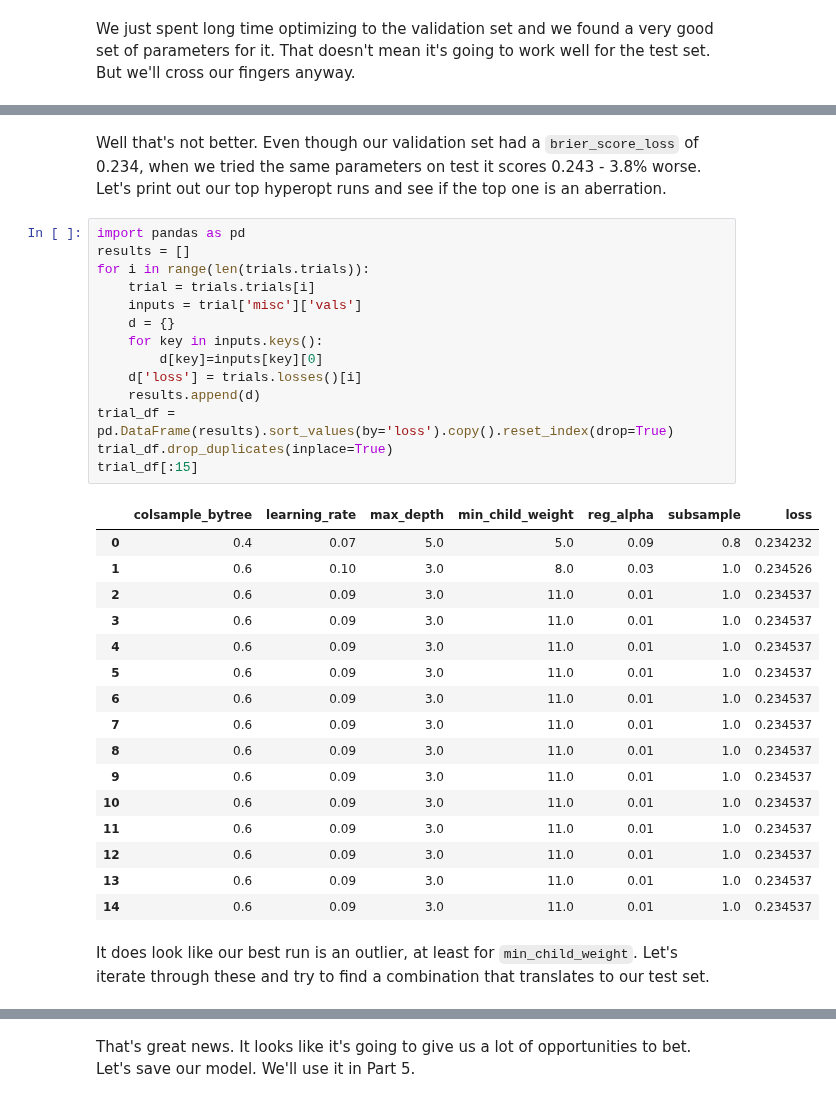
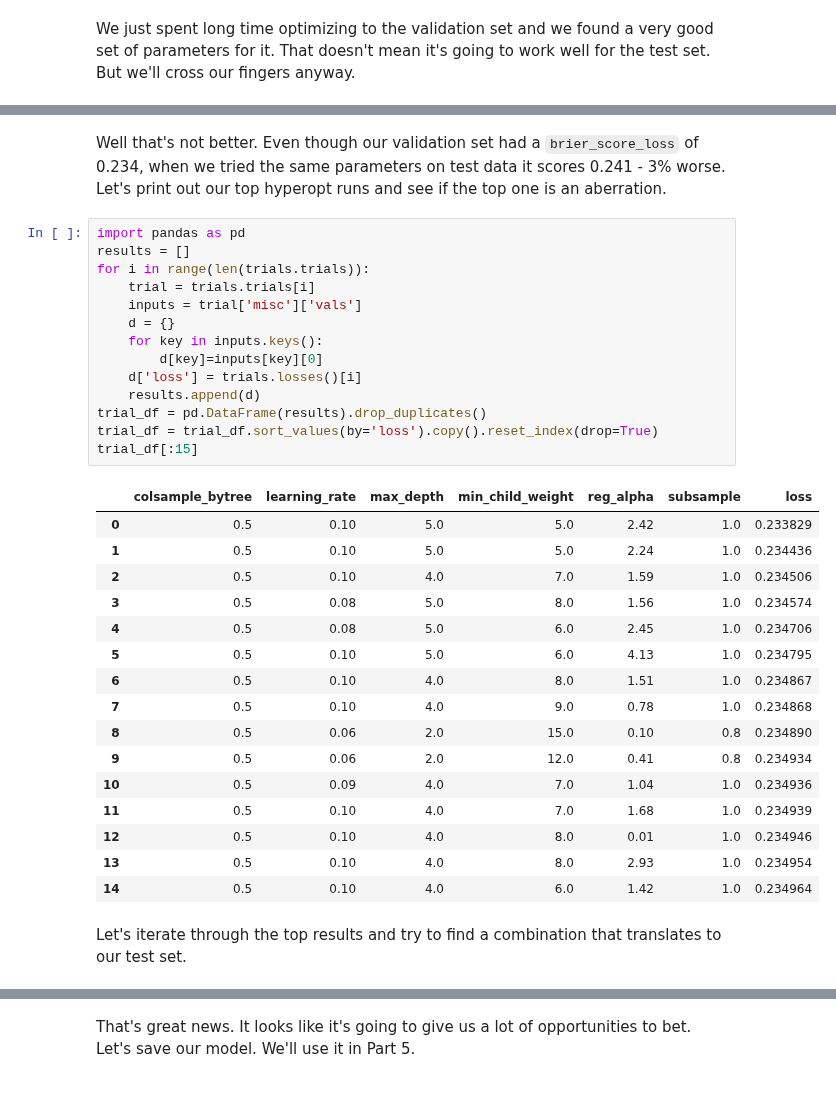
Before and after one commit to ericbaranowski/mlb_notebooks, a Jupyter notebook: _notebooks/2020-09-24-model optimization.ipynb, the cells around one changed output, grey strips where cells are left out. Drawn from its saved outputs; the diff is of its cells as text.

```diff
--- a/_notebooks/2020-09-24-model optimization.ipynb
+++ b/_notebooks/2020-09-24-model optimization.ipynb
@@ -172,38 +186,38 @@ cal_curve(data, 15)
 # %% [markdown]
-Well that's not better. Even though our validation set had a `brier_score_loss` of 0.234, when we tried the same parameters on test it scores 0.243 - 3.8% worse. Let's print out our top hyperopt runs and see if the top one is an aberration.
+Well that's not better. Even though our validation set had a `brier_score_loss` of 0.234, when we tried the same parameters on test data it scores 0.241 - 3% worse. Let's print out our top hyperopt runs and see if the top one is an aberration.
 # %%
 import pandas as pd
 results = []
 for i in range(len(trials.trials)):
     trial = trials.trials[i]
     inputs = trial['misc']['vals']
     d = {}
     for key in inputs.keys():
         d[key]=inputs[key][0]
     d['loss'] = trials.losses()[i]
     results.append(d)
-trial_df = pd.DataFrame(results).sort_values(by='loss').copy().reset_index(drop=True)
-trial_df.drop_duplicates(inplace=True)
+trial_df = pd.DataFrame(results).drop_duplicates()
+trial_df = trial_df.sort_values(by='loss').copy().reset_index(drop=True)
 trial_df[:15]
 # %% [output]
 |  | colsample_bytree | learning_rate | max_depth | min_child_weight | reg_alpha | subsample | loss |
-| 0 | 0.4 | 0.07 | 5.0 | 5.0 | 0.09 | 0.8 | 0.234232 |
-| 1 | 0.6 | 0.10 | 3.0 | 8.0 | 0.03 | 1.0 | 0.234526 |
-| 2 | 0.6 | 0.09 | 3.0 | 11.0 | 0.01 | 1.0 | 0.234537 |
-| 3 | 0.6 | 0.09 | 3.0 | 11.0 | 0.01 | 1.0 | 0.234537 |
-| 4 | 0.6 | 0.09 | 3.0 | 11.0 | 0.01 | 1.0 | 0.234537 |
-| 5 | 0.6 | 0.09 | 3.0 | 11.0 | 0.01 | 1.0 | 0.234537 |
-| 6 | 0.6 | 0.09 | 3.0 | 11.0 | 0.01 | 1.0 | 0.234537 |
-| 7 | 0.6 | 0.09 | 3.0 | 11.0 | 0.01 | 1.0 | 0.234537 |
-| 8 | 0.6 | 0.09 | 3.0 | 11.0 | 0.01 | 1.0 | 0.234537 |
-| 9 | 0.6 | 0.09 | 3.0 | 11.0 | 0.01 | 1.0 | 0.234537 |
-| 10 | 0.6 | 0.09 | 3.0 | 11.0 | 0.01 | 1.0 | 0.234537 |
-| 11 | 0.6 | 0.09 | 3.0 | 11.0 | 0.01 | 1.0 | 0.234537 |
-| 12 | 0.6 | 0.09 | 3.0 | 11.0 | 0.01 | 1.0 | 0.234537 |
-| 13 | 0.6 | 0.09 | 3.0 | 11.0 | 0.01 | 1.0 | 0.234537 |
-| 14 | 0.6 | 0.09 | 3.0 | 11.0 | 0.01 | 1.0 | 0.234537 |
+| 0 | 0.5 | 0.10 | 5.0 | 5.0 | 2.42 | 1.0 | 0.233829 |
+| 1 | 0.5 | 0.10 | 5.0 | 5.0 | 2.24 | 1.0 | 0.234436 |
+| 2 | 0.5 | 0.10 | 4.0 | 7.0 | 1.59 | 1.0 | 0.234506 |
+| 3 | 0.5 | 0.08 | 5.0 | 8.0 | 1.56 | 1.0 | 0.234574 |
+| 4 | 0.5 | 0.08 | 5.0 | 6.0 | 2.45 | 1.0 | 0.234706 |
+| 5 | 0.5 | 0.10 | 5.0 | 6.0 | 4.13 | 1.0 | 0.234795 |
+| 6 | 0.5 | 0.10 | 4.0 | 8.0 | 1.51 | 1.0 | 0.234867 |
+| 7 | 0.5 | 0.10 | 4.0 | 9.0 | 0.78 | 1.0 | 0.234868 |
+| 8 | 0.5 | 0.06 | 2.0 | 15.0 | 0.10 | 0.8 | 0.234890 |
+| 9 | 0.5 | 0.06 | 2.0 | 12.0 | 0.41 | 0.8 | 0.234934 |
+| 10 | 0.5 | 0.09 | 4.0 | 7.0 | 1.04 | 1.0 | 0.234936 |
+| 11 | 0.5 | 0.10 | 4.0 | 7.0 | 1.68 | 1.0 | 0.234939 |
+| 12 | 0.5 | 0.10 | 4.0 | 8.0 | 0.01 | 1.0 | 0.234946 |
+| 13 | 0.5 | 0.10 | 4.0 | 8.0 | 2.93 | 1.0 | 0.234954 |
+| 14 | 0.5 | 0.10 | 4.0 | 6.0 | 1.42 | 1.0 | 0.234964 |
 # %% [markdown]
-It does look like our best run is an outlier, at least for `min_child_weight`. Let's iterate through these and try to find a combination that translates to our test set.
+Let's iterate through the top results and try to find a combination that translates to our test set.
 # %%
 best_params = {}
 best_accuracy = 0
```
Also changed, not shown: parts of 8 cells of this notebook, 1 other file.
